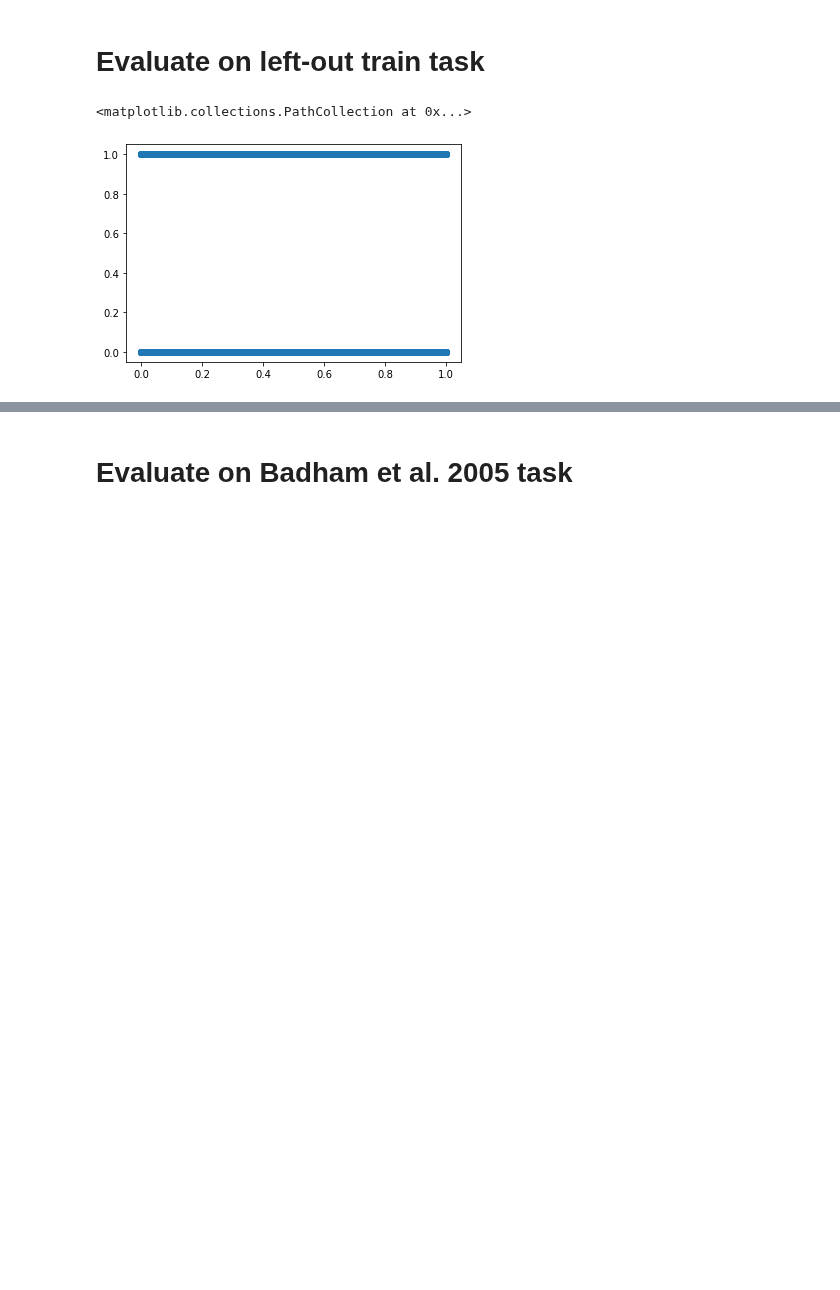
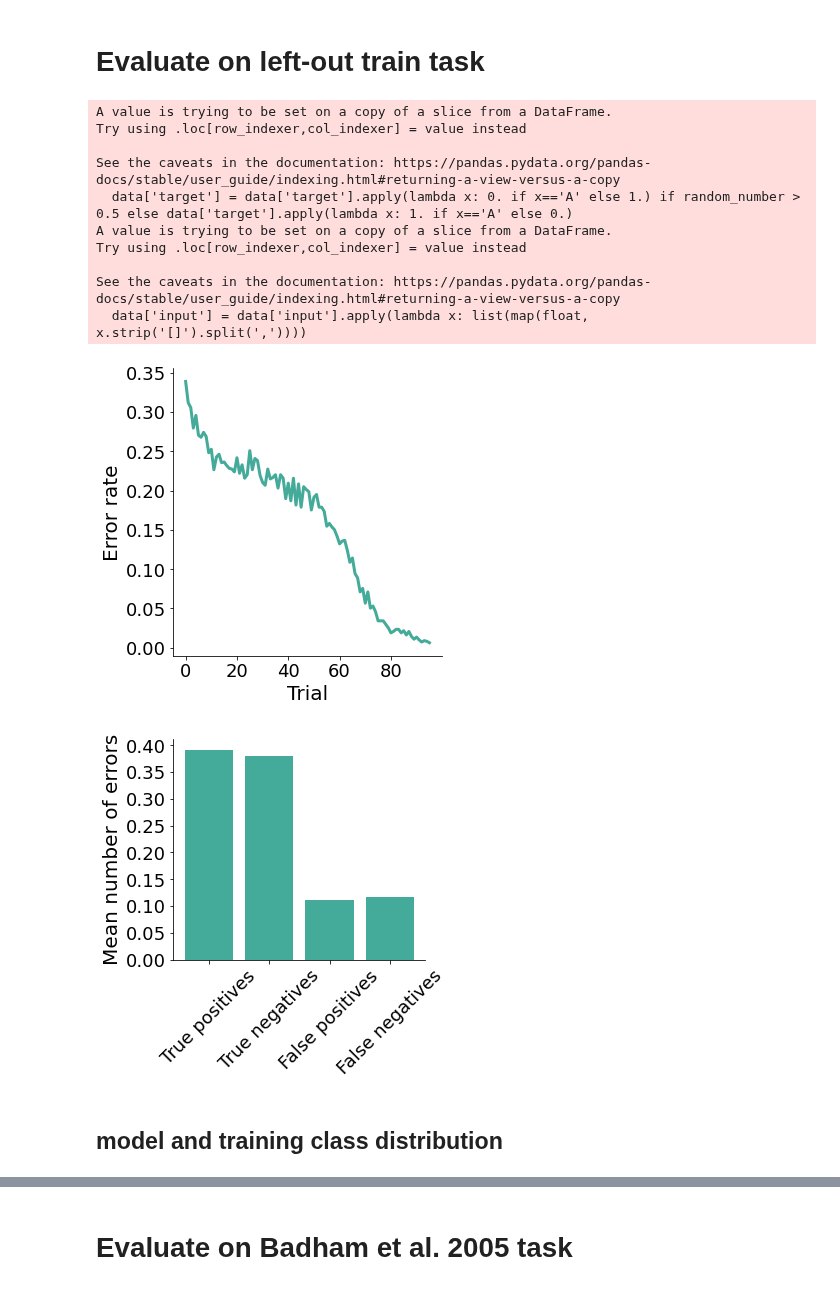
Before and after one commit to akjagadish/vanilla-llama, a Jupyter notebook: categorisation/notebooks/eval.ipynb, the cells around one changed output, grey strips where cells are left out. Cells and saved outputs as stored; diff of their text form; code cells hidden in the pictures; blank space fills up the shorter version.

```diff
--- a/categorisation/notebooks/eval.ipynb
+++ b/categorisation/notebooks/eval.ipynb
@@ -26,5 +13,0 @@ plt.plot(zeros.mean(0)[:100])
-# %%
-plt.scatter(acc[1], acc[2])
-# %% [output]
-<matplotlib.collections.PathCollection at 0x...>
-[figure, removed]
@@ -30,0 +16,19 @@ plt.scatter(acc[1], acc[2])
+# %%
+env_name='/raven/u/ajagadish/vanilla-llama/categorisation/data/claude_generated_tasks_paramsNA_dim3_data100_tasks14000.csv'
+model_path='/raven/u/ajagadish/vanilla-llama/categorisation/trained_models/env=claude_generated_tasks_paramsNA_dim3_data100_tasks14000_num_episodes100000_num_hidden=128_lr0.0003_run=1.pt'
+metalearner_evaluation(env_name, model_path)
+# %% [output]
+A value is trying to be set on a copy of a slice from a DataFrame.
+Try using .loc[row_indexer,col_indexer] = value instead
+
+See the caveats in the documentation: https://pandas.pydata.org/pandas-docs/stable/user_guide/indexing.html#returning-a-view-versus-a-copy
+  data['target'] = data['target'].apply(lambda x: 0. if x=='A' else 1.) if random_number > 0.5 else data['target'].apply(lambda x: 1. if x=='A' else 0.)
+A value is trying to be set on a copy of a slice from a DataFrame.
+Try using .loc[row_indexer,col_indexer] = value instead
+
+See the caveats in the documentation: https://pandas.pydata.org/pandas-docs/stable/user_guide/indexing.html#returning-a-view-versus-a-copy
+  data['input'] = data['input'].apply(lambda x: list(map(float, x.strip('[]').split(','))))
+[figure, added]
+[figure, added]
+# %% [markdown]
+## model and training class distribution
```
Also changed, not shown: parts of 10 cells of this notebook, 2 other files.
